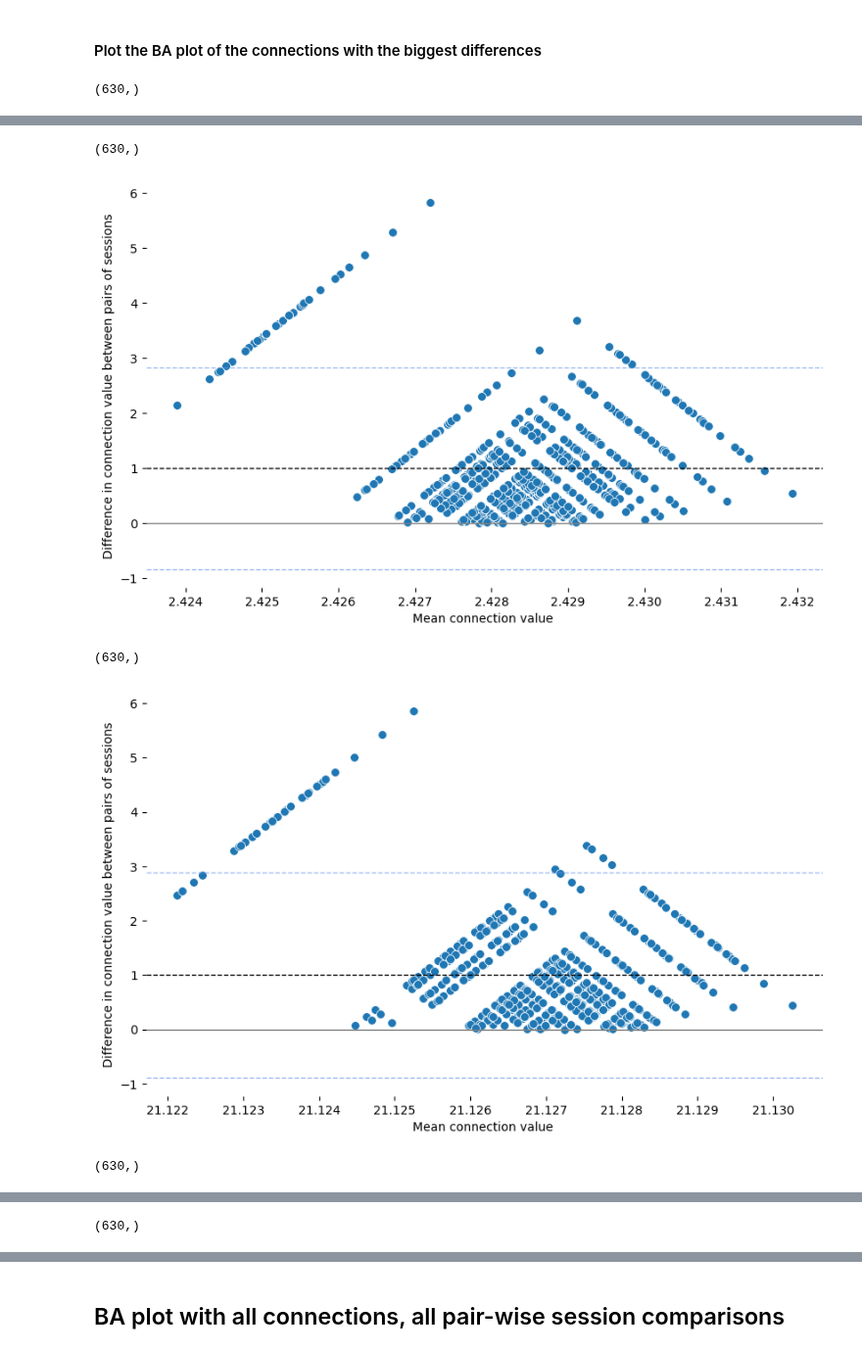
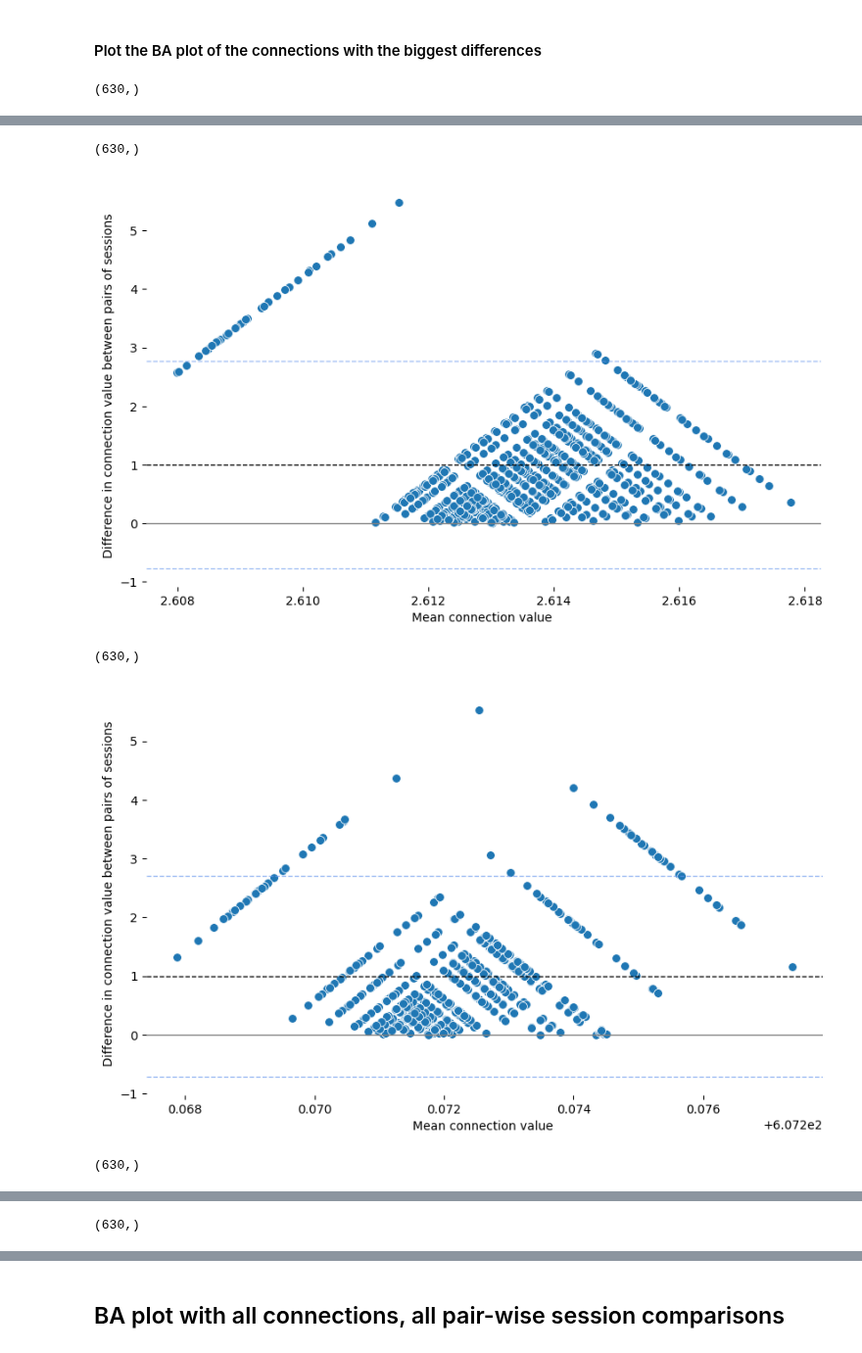
Before and after one commit to oesteban/hcph-sops, a Jupyter notebook: docs/analysis/ba_plot_sc.ipynb, the cells around one changed output, grey strips where cells are left out. Shown at 98% size. Drawn from its saved outputs; the diff is of its cells as text; code cells hidden in the pictures.

```diff
--- a/docs/analysis/ba_plot_sc.ipynb
+++ b/docs/analysis/ba_plot_sc.ipynb
@@ -12,13 +12,13 @@ from simulate_sc import (
 )
 from ba_plot import ba_plot
 
-atlas_path="/data/wm.connatlas.scale3.h5"
+atlas_path="/data/probconnatlas/wm.connatlas.scale1.h5"
 # %% [markdown]
 ### Simulate SC matrices with a set biases
 We will use simulated SC matrices with an artifical set bias in the within-scanner variability to develop a Bland-Altman analysis capable of detecting such biases.
 Once the methodology is refined, we will apply it on the real HCPh data.
 # %%
-SC_matrices = simulate_sc_length_bias()
+SC_matrices = simulate_sc_length_bias(atlas_path=atlas_path)
 num_sessions = SC_matrices.shape[0]
 atlas_dim = SC_matrices.shape[1]
 # %% [output]
@@ -180,8 +213,8 @@ for conn in max_indices[1]:
 
     # Plot the corresponding BA plot
     ba_plot(
-        conn_diff,
-        conn_mean,
+        diff= conn_diff,
+        mean= conn_mean,
     )
 # %% [output]
 (630,)
@@ -189,5 +222,5 @@ for conn in max_indices[1]:
 (630,)
-[figure, old version]
+[figure, new version]
 (630,)
-[figure, old version]
+[figure, new version]
 (630,)
```
Also changed, not shown: parts of 10 cells of this notebook, 2 other files.
